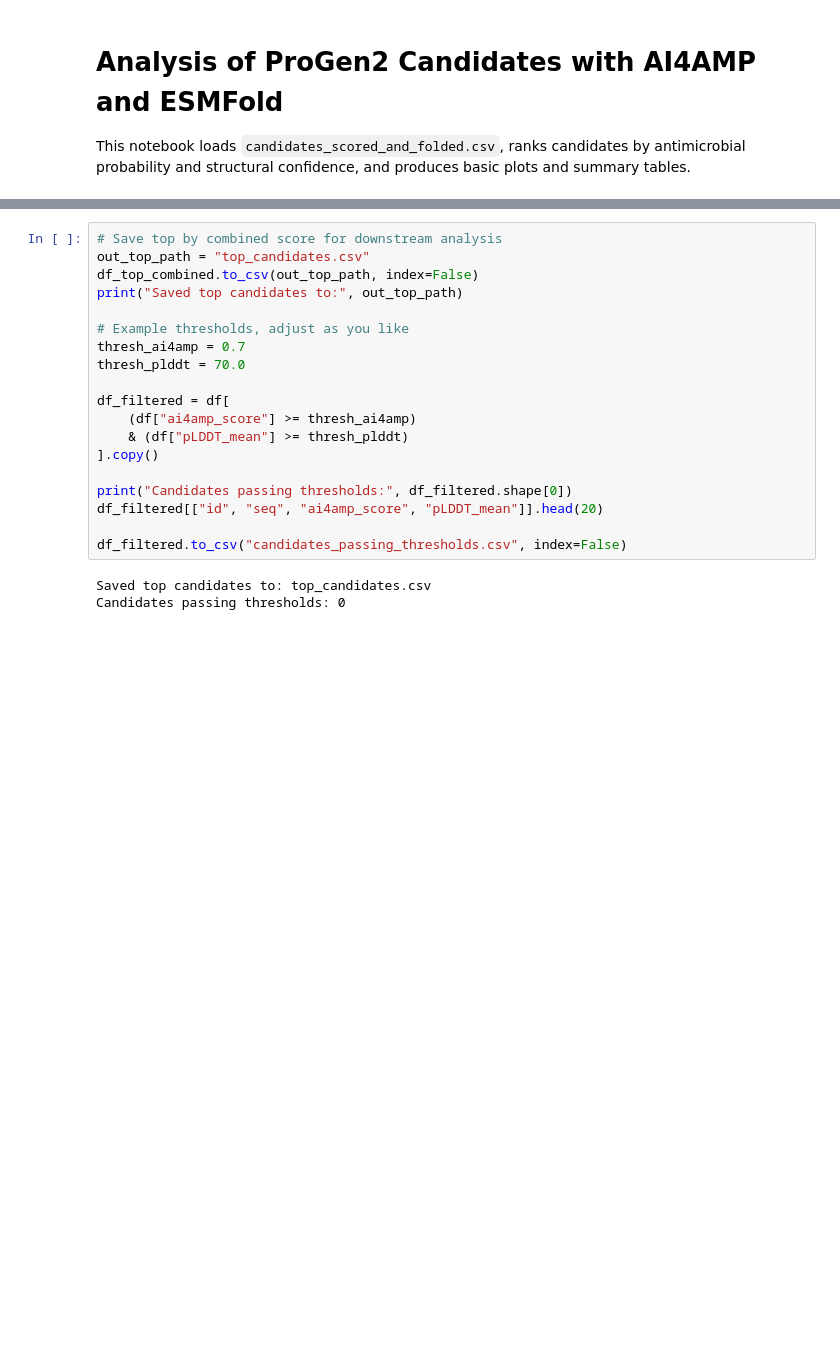
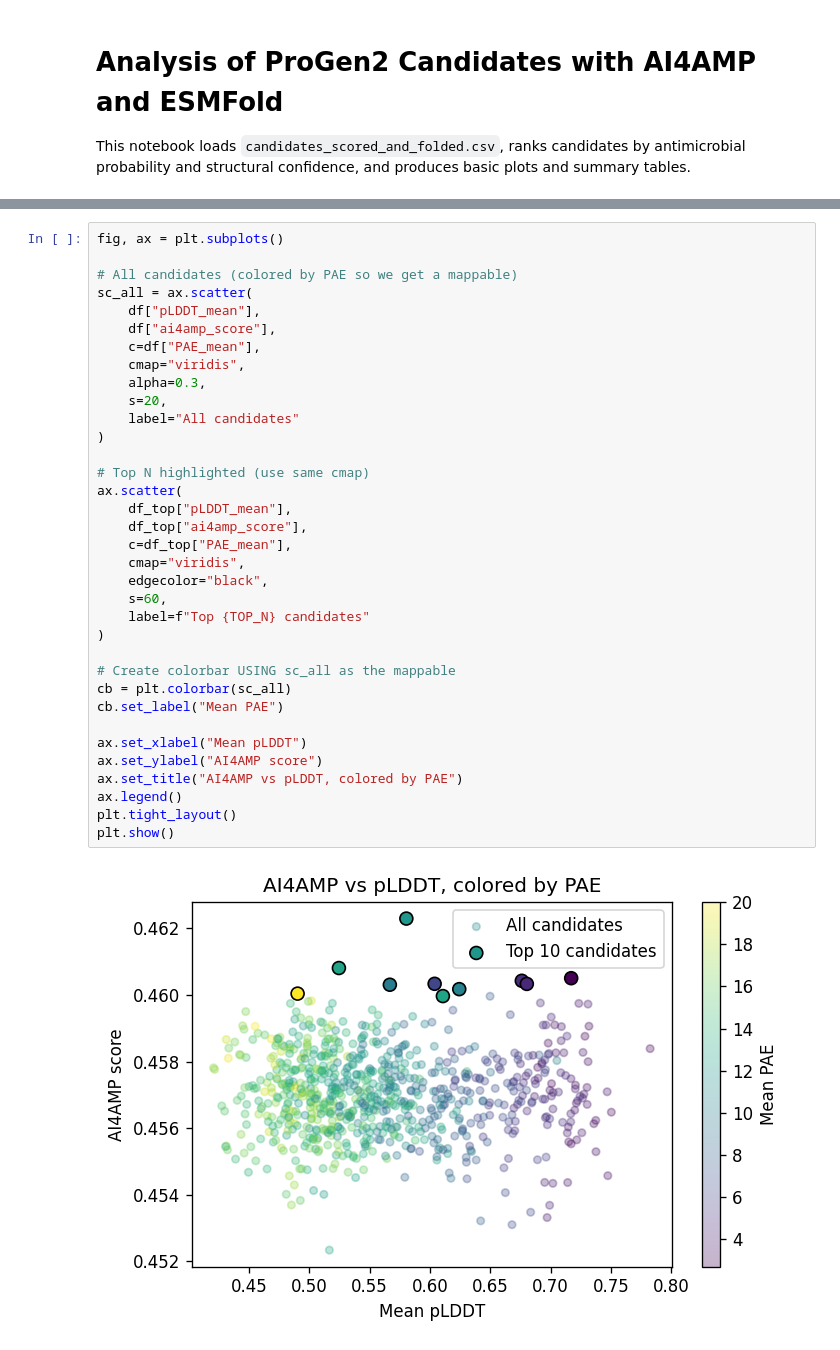
Before and after one commit to amandacqi/GenAIProject, a Jupyter notebook: analyze_results.ipynb, the cells around one changed output, grey strips where cells are left out. Cells and saved outputs as stored; diff of their text form; blank space fills up the shorter version.

```diff
--- a/analyze_results.ipynb
+++ b/analyze_results.ipynb
@@ -160,22 +85,37 @@ Pareto front size: 5
-# %%
-# Save top by combined score for downstream analysis
-out_top_path = "top_candidates.csv"
-df_top_combined.to_csv(out_top_path, index=False)
-print("Saved top candidates to:", out_top_path)
-
-# Example thresholds, adjust as you like
-thresh_ai4amp = 0.7
-thresh_plddt = 70.0
-
-df_filtered = df[
-    (df["ai4amp_score"] >= thresh_ai4amp)
-    & (df["pLDDT_mean"] >= thresh_plddt)
-].copy()
-
-print("Candidates passing thresholds:", df_filtered.shape[0])
-df_filtered[["id", "seq", "ai4amp_score", "pLDDT_mean"]].head(20)
-
-df_filtered.to_csv("candidates_passing_thresholds.csv", index=False)
-# %% [output]
-Saved top candidates to: top_candidates.csv
-Candidates passing thresholds: 0
+# %%
+fig, ax = plt.subplots()
+
+# All candidates (colored by PAE so we get a mappable)
+sc_all = ax.scatter(
+    df["pLDDT_mean"],
+    df["ai4amp_score"],
+    c=df["PAE_mean"],
+    cmap="viridis",
+    alpha=0.3,
+    s=20,
+    label="All candidates"
+)
+
+# Top N highlighted (use same cmap)
+ax.scatter(
+    df_top["pLDDT_mean"],
+    df_top["ai4amp_score"],
+    c=df_top["PAE_mean"],
+    cmap="viridis",
+    edgecolor="black",
+    s=60,
+    label=f"Top {TOP_N} candidates"
+)
+
+# Create colorbar USING sc_all as the mappable
+cb = plt.colorbar(sc_all)
+cb.set_label("Mean PAE")
+
+ax.set_xlabel("Mean pLDDT")
+ax.set_ylabel("AI4AMP score")
+ax.set_title("AI4AMP vs pLDDT, colored by PAE")
+ax.legend()
+plt.tight_layout()
+plt.show()
+# %% [output]
+[figure, added]
```
Also changed, not shown: parts of 11 cells of this notebook, 11 other files.
